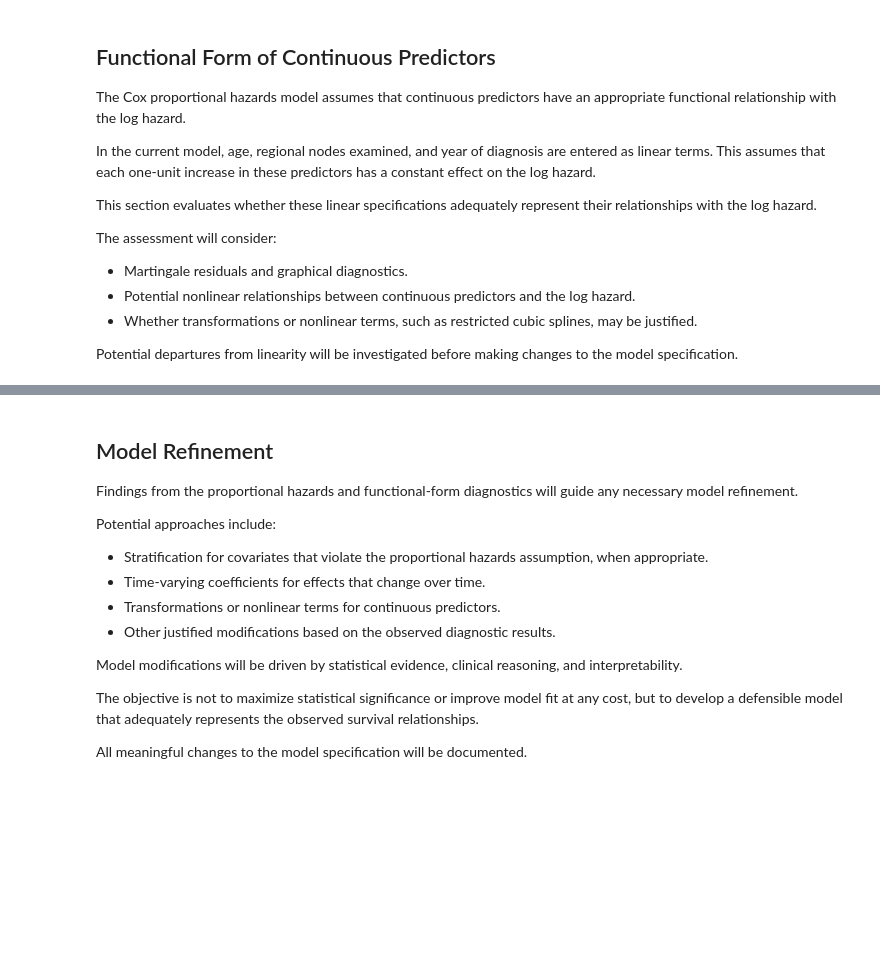
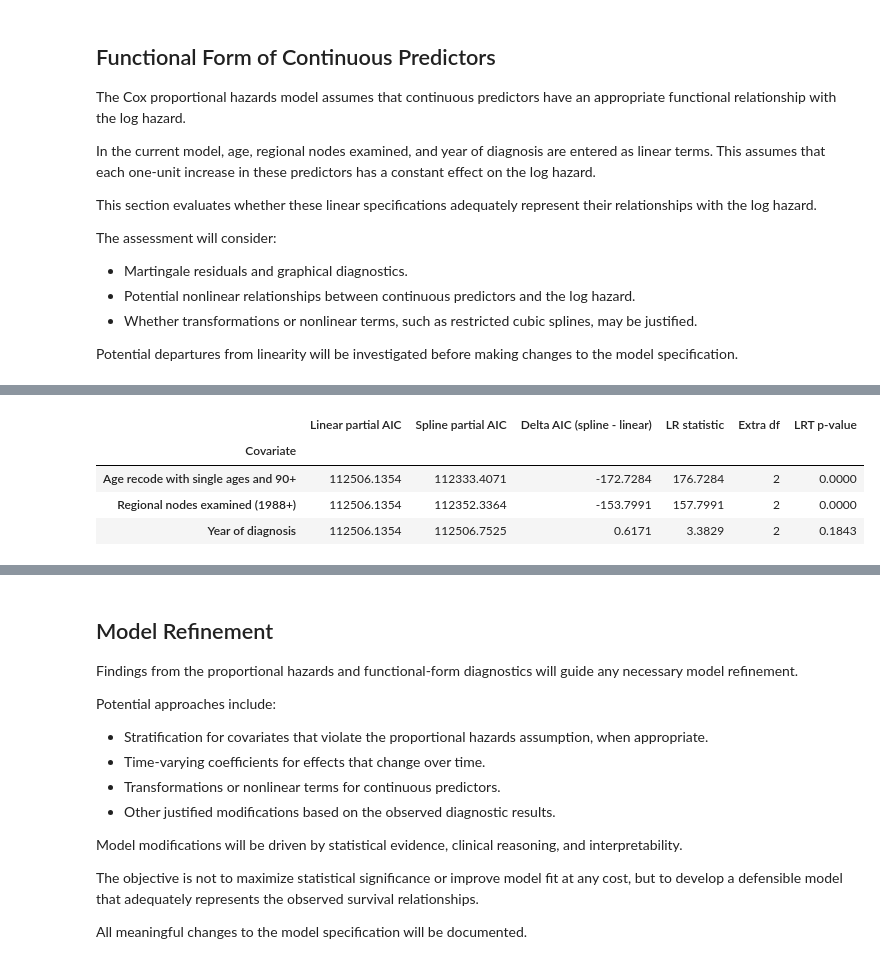
Before and after one commit to williamervin7/oncology-survival-simulation, a Jupyter notebook: notebooks/cox_model.ipynb, the cells around one changed output, grey strips where cells are left out. Drawn from its saved outputs; the diff is of its cells as text; code cells hidden in the pictures; blank space fills up the shorter version.

```diff
--- a/notebooks/cox_model.ipynb
+++ b/notebooks/cox_model.ipynb
@@ -372,0 +413,36 @@ Potential departures from linearity will be investigated before making changes t
+# %%
+from patsy import dmatrix
+from scipy import stats
+
+def add_spline(data, covariate, df_basis=4):
+    """Replace `covariate` with a natural cubic spline basis (df_basis - 1 columns)."""
+    basis = dmatrix(f"cr(x, df={df_basis}) - 1", {"x": data[covariate]}, return_type="dataframe")
+    basis = basis.iloc[:, 1:]  # partition-of-unity basis is collinear; drop first column
+    basis.columns = [f"{covariate}__spline{i + 1}" for i in range(basis.shape[1])]
+    return pd.concat([data.drop(columns=[covariate]), basis], axis=1)
+
+linear_ll = df_cph.log_likelihood_
+rows = []
+for cov in continuous_covariates:
+    spline_data = add_spline(cox_data, cov)
+    m_spline = CoxPHFitter().fit(spline_data, duration_col="Time", event_col="Event")
+    extra_df = (m_spline.params_.shape[0]) - (df_cph.params_.shape[0])
+    lr = 2 * (m_spline.log_likelihood_ - linear_ll)
+    rows.append({
+        "Covariate": cov,
+        "Linear partial AIC": df_cph.AIC_partial_,
+        "Spline partial AIC": m_spline.AIC_partial_,
+        "Delta AIC (spline - linear)": m_spline.AIC_partial_ - df_cph.AIC_partial_,
+        "LR statistic": lr,
+        "Extra df": extra_df,
+        "LRT p-value": stats.chi2.sf(lr, extra_df),
+    })
+
+functional_form_table = pd.DataFrame(rows).set_index("Covariate")
+display(functional_form_table.round(4))
+# %% [output]
+|  | Linear partial AIC | Spline partial AIC | Delta AIC (spline - linear) | LR statistic | Extra df | LRT p-value |
+| Covariate |  |  |  |  |  |  |
+| Age recode with single ages and 90+ | 112506.1354 | 112333.4071 | -172.7284 | 176.7284 | 2 | 0.0000 |
+| Regional nodes examined (1988+) | 112506.1354 | 112352.3364 | -153.7991 | 157.7991 | 2 | 0.0000 |
+| Year of diagnosis | 112506.1354 | 112506.7525 | 0.6171 | 3.3829 | 2 | 0.1843 |
```
Also changed, not shown: parts of 4 cells of this notebook.
